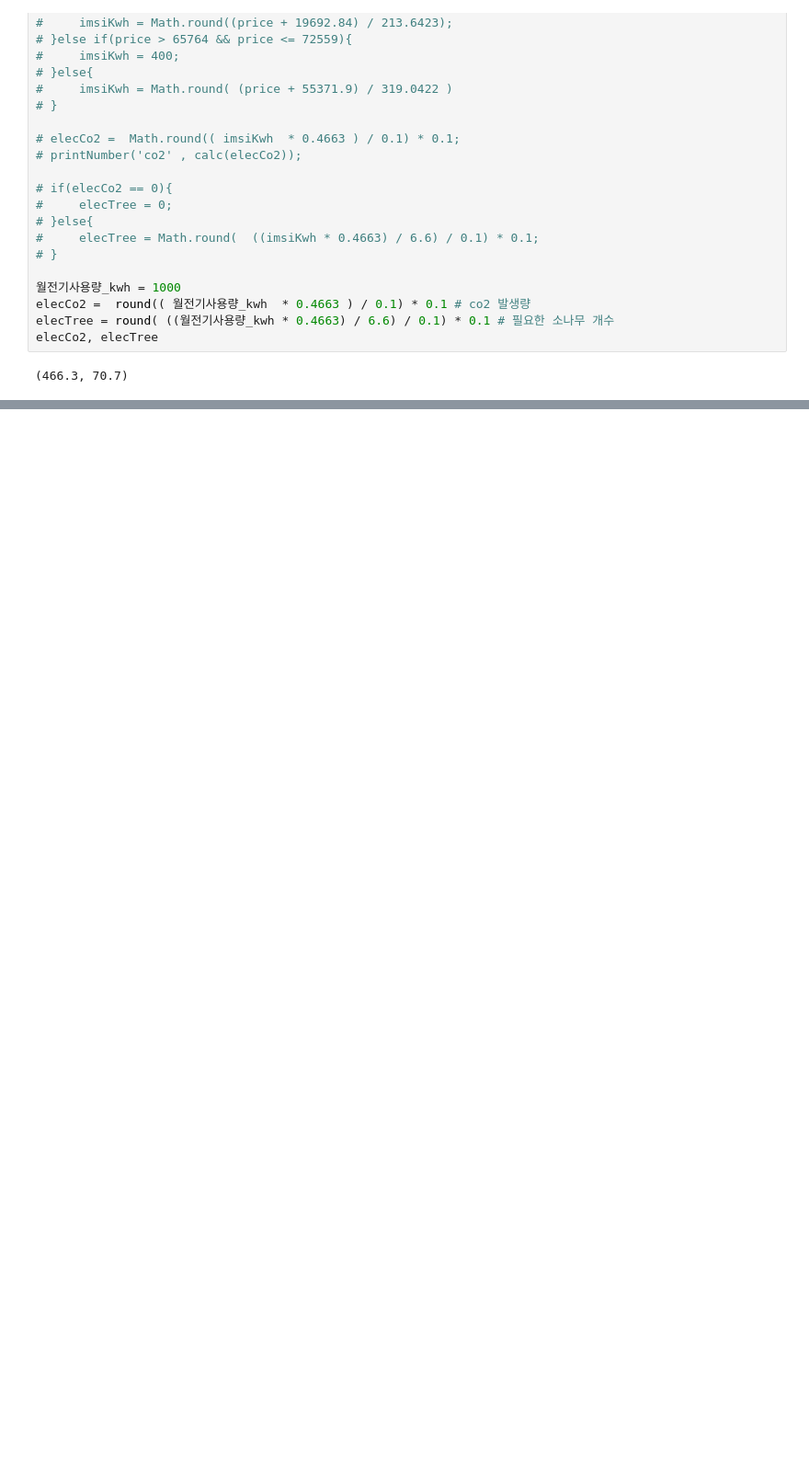
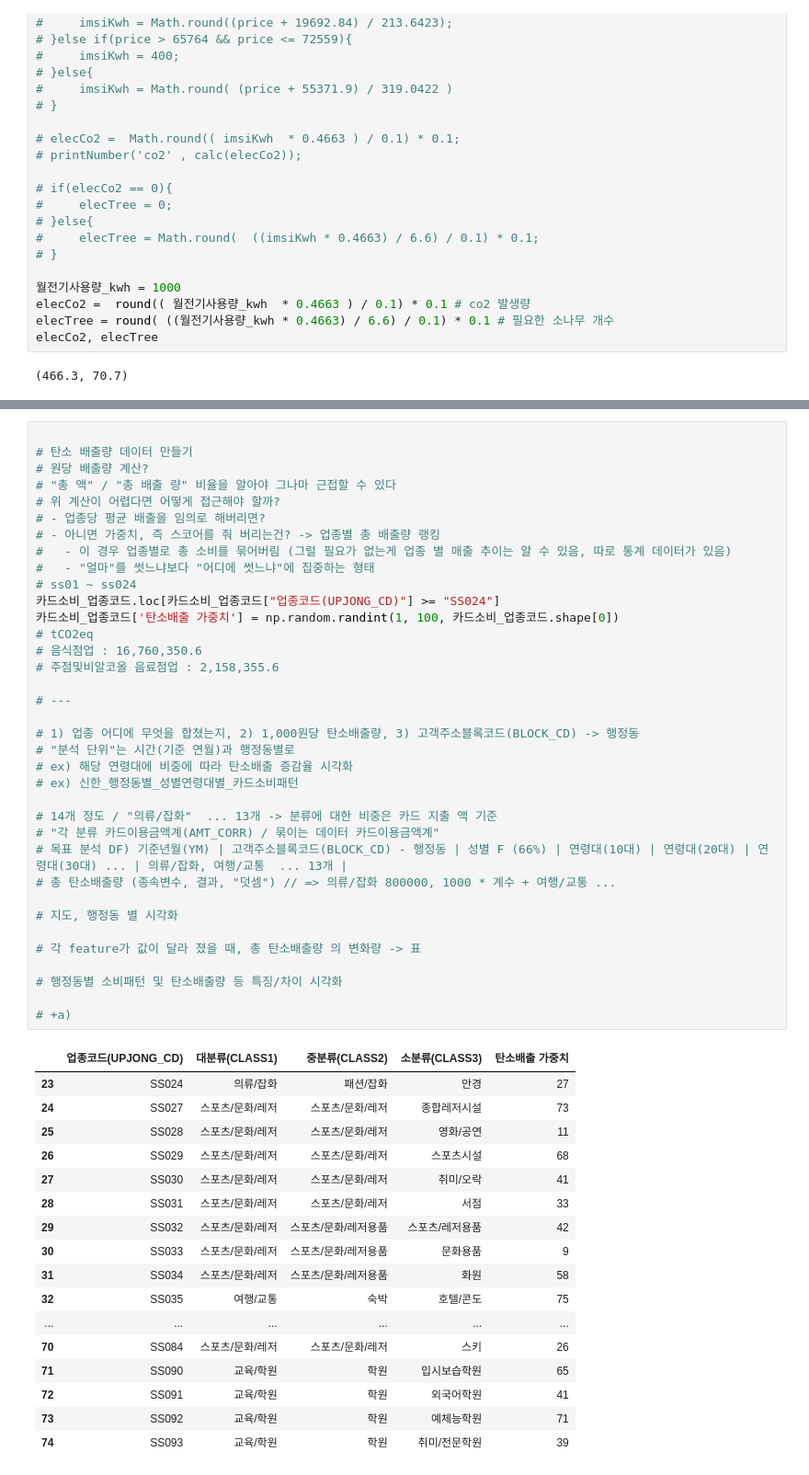
Before and after one commit to Nuung/dacon-seoul-data, a Jupyter notebook: 데이터분석-hyeonwoo.ipynb, the cells around one changed output, grey strips where cells are left out. Shown: that part at 92% size. Cells and saved outputs as stored; diff of their text form; blank space fills up the shorter version.

```diff
--- a/데이터분석-hyeonwoo.ipynb
+++ b/데이터분석-hyeonwoo.ipynb
@@ -402,3 +381,57 @@ elecCo2, elecTree
 - 만들어서
 - 블록별 성별연령대별 카드소비패턴 x 위 분류별 탄소배출량 묶은 DF (1차)
 - 카드소비_업종코드
+# %%
+
+# 탄소 배출량 데이터 만들기
+# 원당 배출량 계산?
+# "총 액" / "총 배출 량" 비율을 알아야 그나마 근접할 수 있다
+# 위 계산이 어렵다면 어떻게 접근해야 할까?
+# - 업종당 평균 배출을 임의로 해버리면?
+# - 아니면 가중치, 즉 스코어를 줘 버리는건? -> 업종별 총 배출량 랭킹
+#   - 이 경우 업종별로 총 소비를 묶어버림 (그럴 필요가 없는게 업종 별 매출 추이는 알 수 있음, 따로 통계 데이터가 있음)
+#   - "얼마"를 썻느냐보다 "어디에 썻느냐"에 집중하는 형태
+# ss01 ~ ss024
+카드소비_업종코드.loc[카드소비_업종코드["업종코드(UPJONG_CD)"] >= "SS024"]
+카드소비_업종코드['탄소배출 가중치'] = np.random.randint(1, 100, 카드소비_업종코드.shape[0])
+# tCO2eq
+# 음식점업 : 16,760,350.6
+# 주점및비알코올 음료점업 : 2,158,355.6
+
+# ---
+
+# 1) 업종 어디에 무엇을 합쳤는지, 2) 1,000원당 탄소배출량, 3) 고객주소블록코드(BLOCK_CD) -> 행정동
+# "분석 단위"는 시간(기준 연월)과 행정동별로
+# ex) 해당 연령대에 비중에 따라 탄소배출 증감율 시각화
+# ex) 신한_행정동별_성별연령대별_카드소비패턴
+
+# 14개 정도 / "의류/잡화"  ... 13개 -> 분류에 대한 비중은 카드 지출 액 기준
+# "각 분류 카드이용금액계(AMT_CORR) / 묶이는 데이터 카드이용금액계"
+# 목표 분석 DF) 기준년월(YM) | 고객주소블록코드(BLOCK_CD) - 행정동 | 성별 F (66%) | 연령대(10대) | 연령대(20대) | 연령대(30대) ... | 의류/잡화, 여행/교통  ... 13개 |
+# 총 탄소배출량 (종속변수, 결과, "덧셈") // => 의류/잡화 800000, 1000 * 계수 + 여행/교통 ...
+
+# 지도, 행정동 별 시각화
+
+# 각 feature가 값이 달라 졌을 때, 총 탄소배출량 의 변화량 -> 표
+
+# 행정동별 소비패턴 및 탄소배출량 등 특징/차이 시각화
+
+# +a)
+# %% [output]
+|  | 업종코드(UPJONG_CD) | 대분류(CLASS1) | 중분류(CLASS2) | 소분류(CLASS3) | 탄소배출 가중치 |
+| 23 | SS024 | 의류/잡화 | 패션/잡화 | 안경 | 27 |
+| 24 | SS027 | 스포츠/문화/레저 | 스포츠/문화/레저 | 종합레저시설 | 73 |
+| 25 | SS028 | 스포츠/문화/레저 | 스포츠/문화/레저 | 영화/공연 | 11 |
+| 26 | SS029 | 스포츠/문화/레저 | 스포츠/문화/레저 | 스포츠시설 | 68 |
+| 27 | SS030 | 스포츠/문화/레저 | 스포츠/문화/레저 | 취미/오락 | 41 |
+| 28 | SS031 | 스포츠/문화/레저 | 스포츠/문화/레저 | 서점 | 33 |
+| 29 | SS032 | 스포츠/문화/레저 | 스포츠/문화/레저용품 | 스포츠/레저용품 | 42 |
+| 30 | SS033 | 스포츠/문화/레저 | 스포츠/문화/레저용품 | 문화용품 | 9 |
+| 31 | SS034 | 스포츠/문화/레저 | 스포츠/문화/레저용품 | 화원 | 58 |
+| 32 | SS035 | 여행/교통 | 숙박 | 호텔/콘도 | 75 |
+| ... | ... | ... | ... | ... | ... |
+| 70 | SS084 | 스포츠/문화/레저 | 스포츠/문화/레저 | 스키 | 26 |
+| 71 | SS090 | 교육/학원 | 학원 | 입시보습학원 | 65 |
+| 72 | SS091 | 교육/학원 | 학원 | 외국어학원 | 41 |
+| 73 | SS092 | 교육/학원 | 학원 | 예체능학원 | 71 |
+| 74 | SS093 | 교육/학원 | 학원 | 취미/전문학원 | 39 |
```
Also changed, not shown: parts of 5 cells of this notebook, 2 other files.
